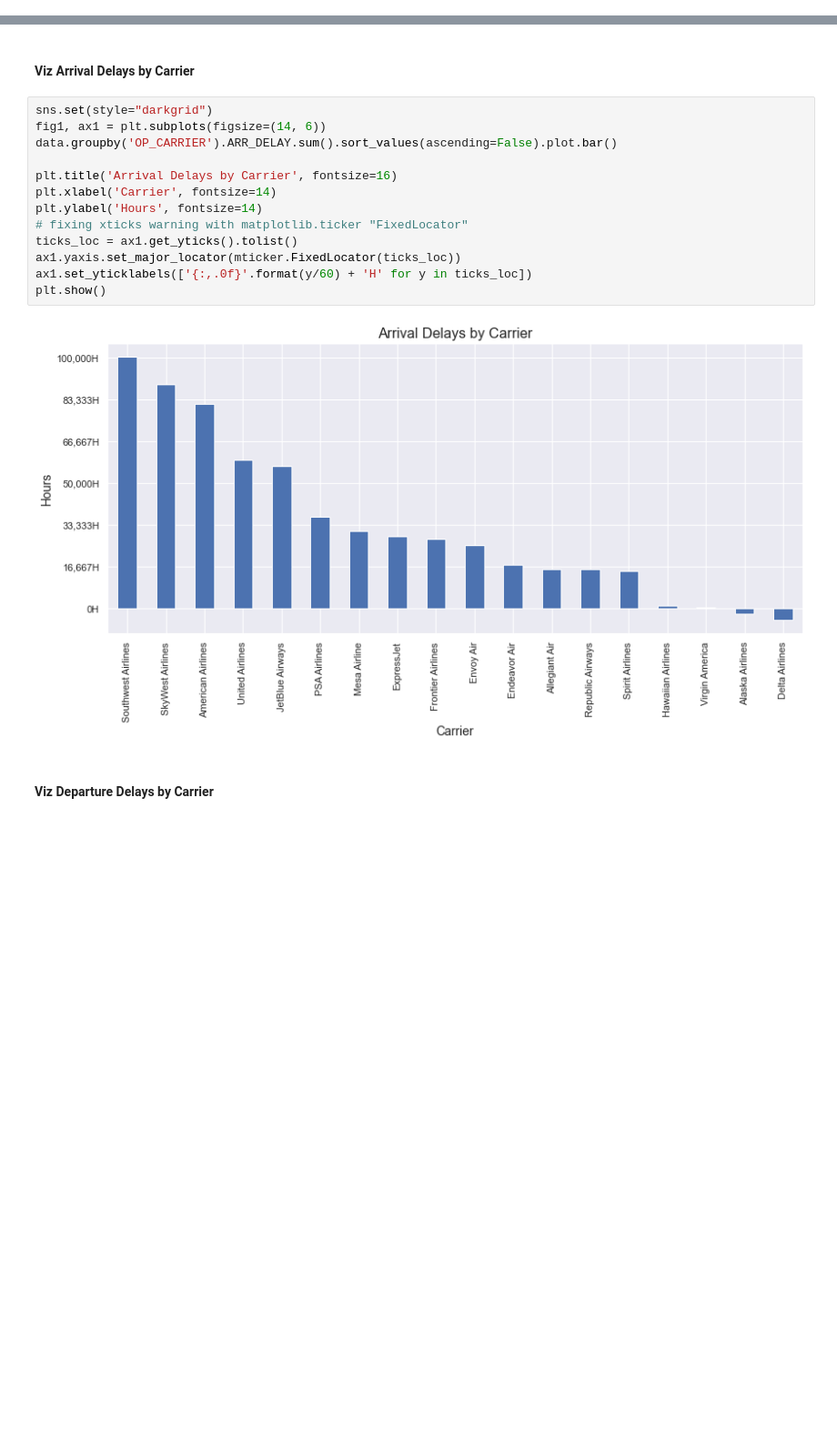
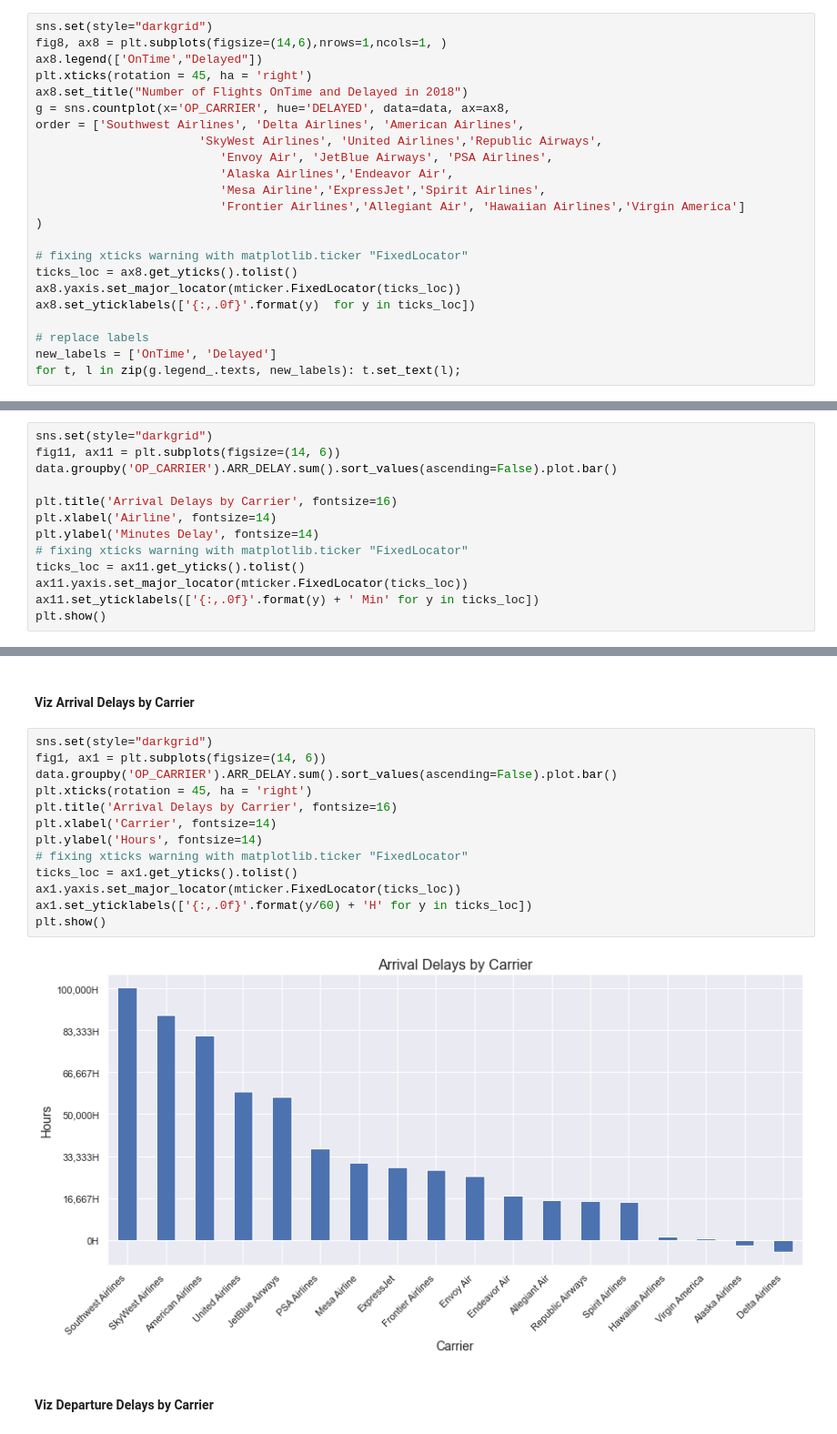
Before and after one commit to SunTzuLombardi/FlightsClassification, a Jupyter notebook: Classification.ipynb, the cells around one changed output, grey strips where cells are left out. Shown at 91% size. Drawn from its saved outputs; the diff is of its cells as text; blank space fills up the shorter version.

```diff
--- a/Classification.ipynb
+++ b/Classification.ipynb
@@ -457,0 +450,23 @@ import matplotlib.ticker as mticker
+# %%
+sns.set(style="darkgrid")
+fig8, ax8 = plt.subplots(figsize=(14,6),nrows=1,ncols=1, )
+ax8.legend(['OnTime',"Delayed"])
+plt.xticks(rotation = 45, ha = 'right')
+ax8.set_title("Number of Flights OnTime and Delayed in 2018")
+g = sns.countplot(x='OP_CARRIER', hue='DELAYED', data=data, ax=ax8,
+order = ['Southwest Airlines', 'Delta Airlines', 'American Airlines',
+                       'SkyWest Airlines', 'United Airlines','Republic Airways',
+                          'Envoy Air', 'JetBlue Airways', 'PSA Airlines',
+                          'Alaska Airlines','Endeavor Air',
+                          'Mesa Airline','ExpressJet','Spirit Airlines',
+                          'Frontier Airlines','Allegiant Air', 'Hawaiian Airlines','Virgin America']
+)
+
+# fixing xticks warning with matplotlib.ticker "FixedLocator"
+ticks_loc = ax8.get_yticks().tolist()
+ax8.yaxis.set_major_locator(mticker.FixedLocator(ticks_loc))
+ax8.set_yticklabels(['{:,.0f}'.format(y)  for y in ticks_loc])
+
+# replace labels
+new_labels = ['OnTime', 'Delayed']
+for t, l in zip(g.legend_.texts, new_labels): t.set_text(l);
@@ -457,0 +477,13 @@ import matplotlib.ticker as mticker
+# %%
+sns.set(style="darkgrid")
+fig11, ax11 = plt.subplots(figsize=(14, 6))
+data.groupby('OP_CARRIER').ARR_DELAY.sum().sort_values(ascending=False).plot.bar()
+
+plt.title('Arrival Delays by Carrier', fontsize=16)
+plt.xlabel('Airline', fontsize=14)
+plt.ylabel('Minutes Delay', fontsize=14)
+# fixing xticks warning with matplotlib.ticker "FixedLocator"
+ticks_loc = ax11.get_yticks().tolist()
+ax11.yaxis.set_major_locator(mticker.FixedLocator(ticks_loc))
+ax11.set_yticklabels(['{:,.0f}'.format(y) + ' Min' for y in ticks_loc])
+plt.show()
@@ -460,18 +573,18 @@ import matplotlib.ticker as mticker
 # %%
 sns.set(style="darkgrid")
 fig1, ax1 = plt.subplots(figsize=(14, 6))
 data.groupby('OP_CARRIER').ARR_DELAY.sum().sort_values(ascending=False).plot.bar()
-
+plt.xticks(rotation = 45, ha = 'right')
 plt.title('Arrival Delays by Carrier', fontsize=16)
 plt.xlabel('Carrier', fontsize=14)
 plt.ylabel('Hours', fontsize=14)
 # fixing xticks warning with matplotlib.ticker "FixedLocator"
 ticks_loc = ax1.get_yticks().tolist()
 ax1.yaxis.set_major_locator(mticker.FixedLocator(ticks_loc))
 ax1.set_yticklabels(['{:,.0f}'.format(y/60) + 'H' for y in ticks_loc])
 plt.show()
 # %% [output]
-[figure, old version]
+[figure, new version]
 # %% [markdown]
 #### Viz Departure Delays by Carrier
 # %%
```
Also changed, not shown: parts of 49 cells of this notebook, 18 other files.
